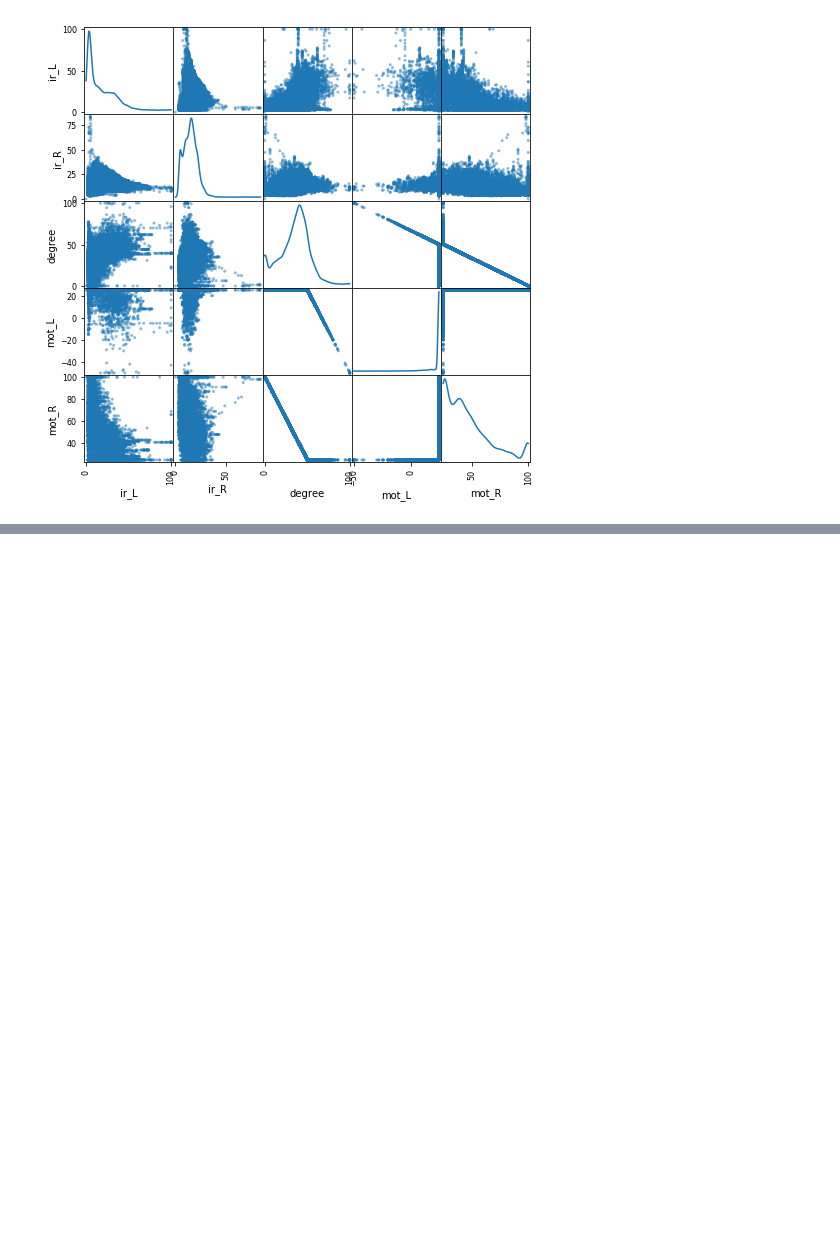
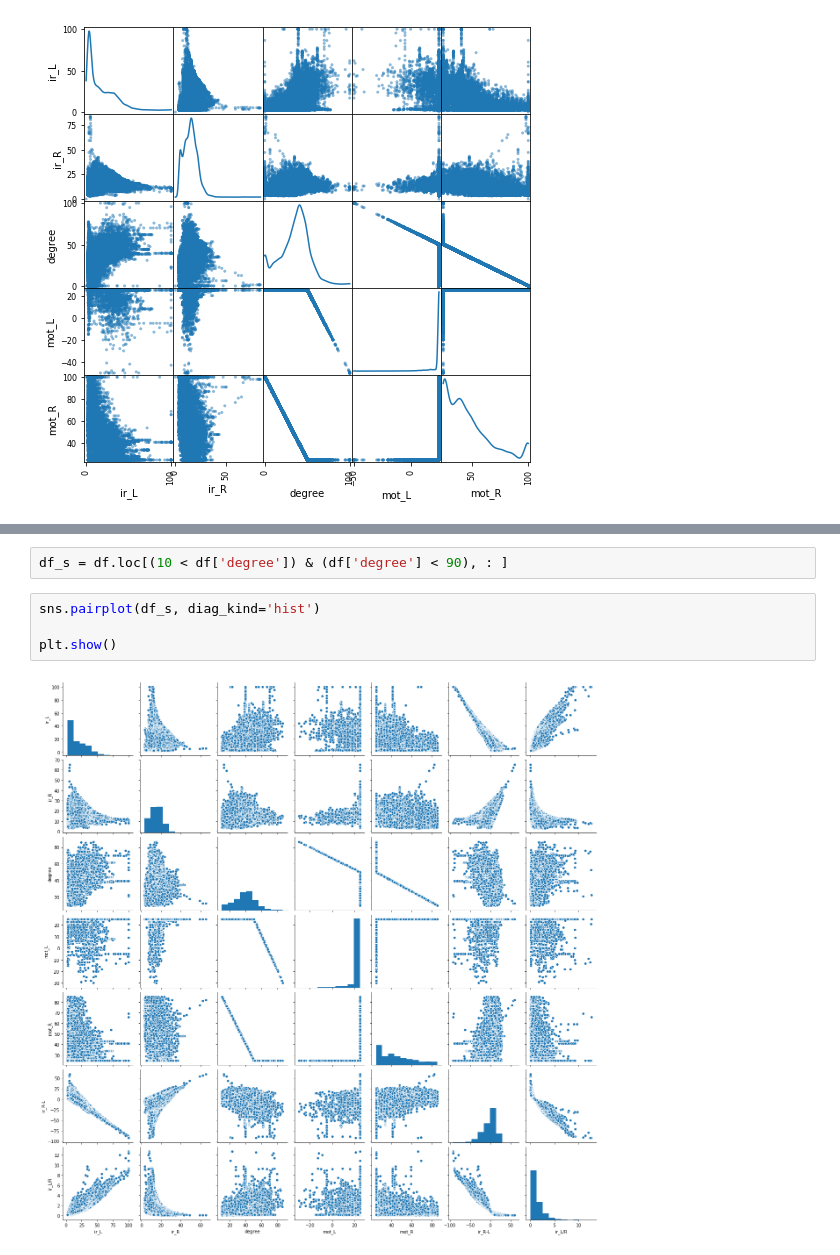
Before and after one commit to wsy8029/ai-contents-maze-runner, a Jupyter notebook: src/EDA.ipynb, the cells around one changed output, grey strips where cells are left out. Saved outputs shown, nothing was run; the diff lists cells and outputs as text; blank space fills up the shorter version.

```diff
--- a/src/EDA.ipynb
+++ b/src/EDA.ipynb
@@ -209,0 +262,8 @@ plt.show()
+# %%
+df_s = df.loc[(10 < df['degree']) & (df['degree'] < 90), : ]
+# %%
+sns.pairplot(df_s, diag_kind='hist')
+
+plt.show()
+# %% [output]
+[figure, added]
```
Also changed, not shown: parts of 13 cells of this notebook.
